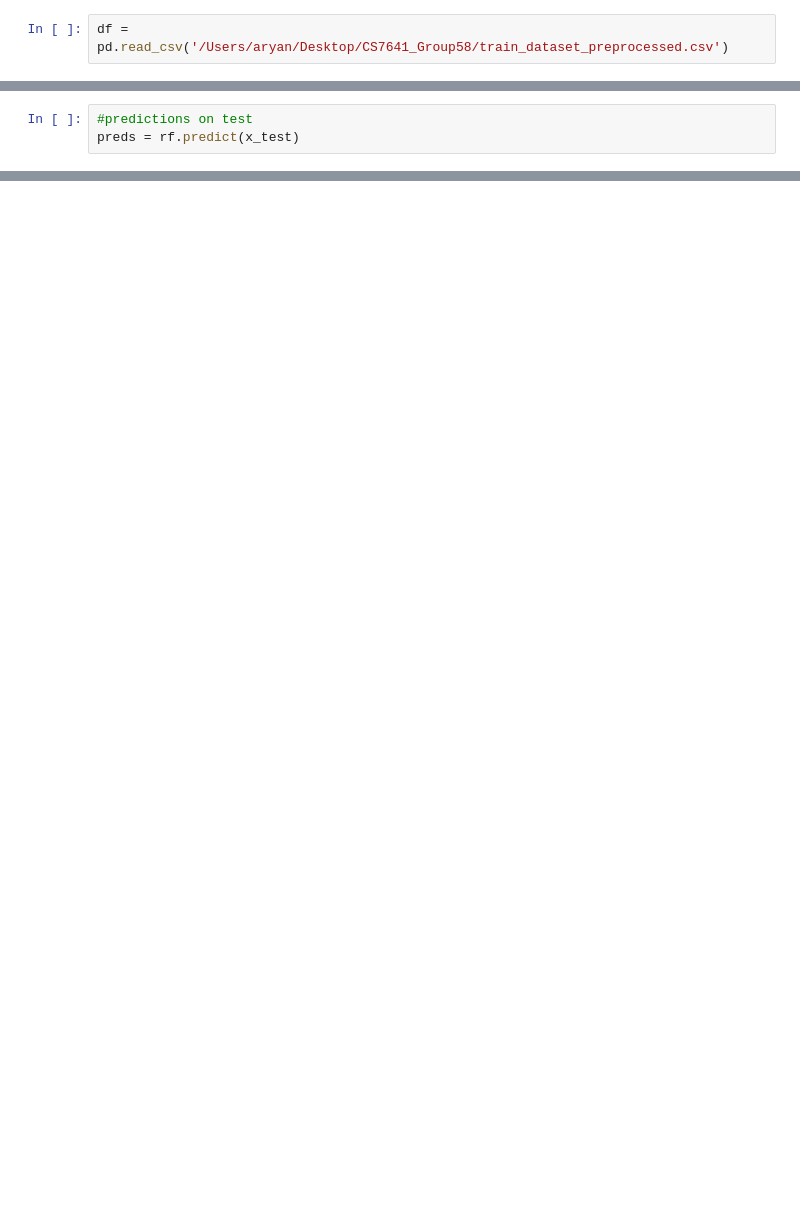
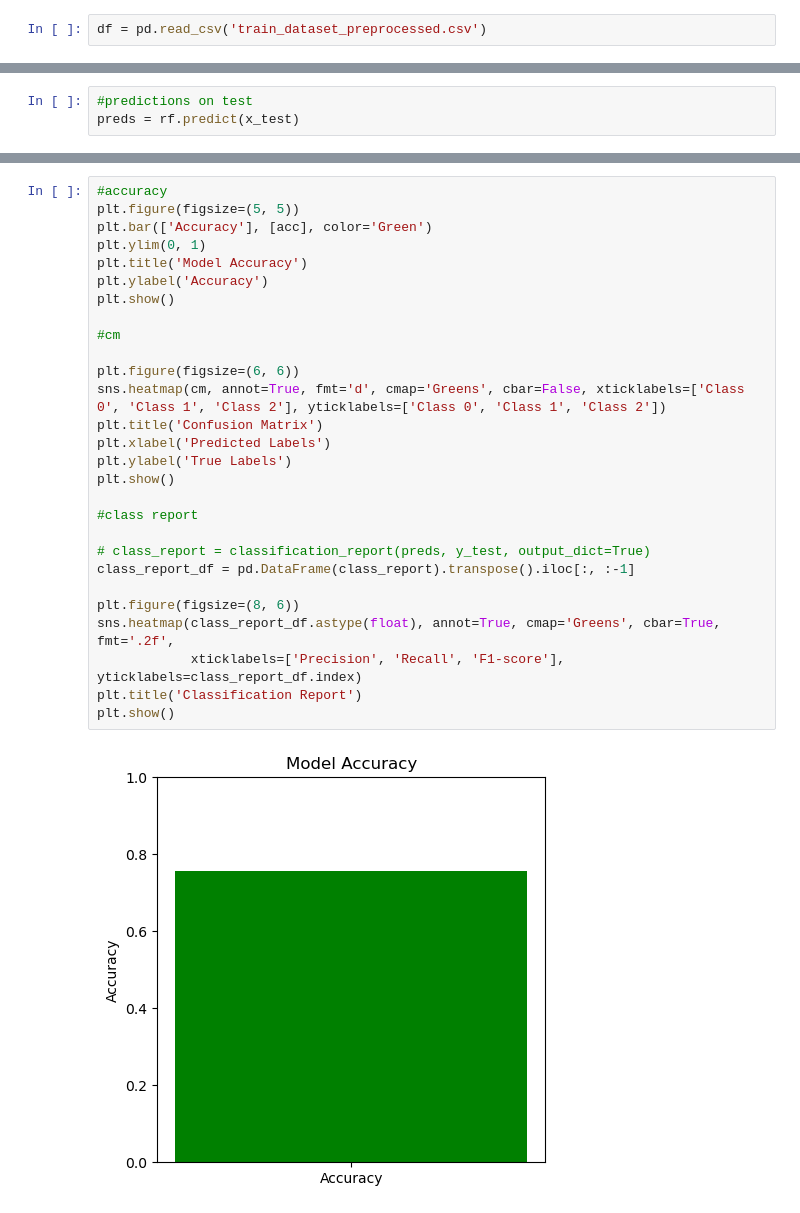
Before and after one commit to PranavBatchu/CS7641_Group58, a Jupyter notebook: log_reg.ipynb, the cells around one changed output, grey strips where cells are left out. Drawn from its saved outputs; the diff is of its cells as text; blank space fills up the shorter version.

```diff
--- a/log_reg.ipynb
+++ b/log_reg.ipynb
@@ -15,5 +42,5 @@ from sklearn.model_selection import train_test_split
 # %%
-df = pd.read_csv('/Users/aryan/Desktop/CS7641_Group58/train_dataset_preprocessed.csv')
+df = pd.read_csv('train_dataset_preprocessed.csv')
 # %%
 #split data into features/target
 
@@ -82,0 +123,30 @@ grid_search.fit(x_train, y_train)
+# %%
+#accuracy
+plt.figure(figsize=(5, 5))
+plt.bar(['Accuracy'], [acc], color='Green')
+plt.ylim(0, 1)
+plt.title('Model Accuracy')
+plt.ylabel('Accuracy')
+plt.show()
+
+#cm
+
+plt.figure(figsize=(6, 6))
+sns.heatmap(cm, annot=True, fmt='d', cmap='Greens', cbar=False, xticklabels=['Class 0', 'Class 1', 'Class 2'], yticklabels=['Class 0', 'Class 1', 'Class 2'])
+plt.title('Confusion Matrix')
+plt.xlabel('Predicted Labels')
+plt.ylabel('True Labels')
+plt.show()
+
+#class report
+
+# class_report = classification_report(preds, y_test, output_dict=True)
+class_report_df = pd.DataFrame(class_report).transpose().iloc[:, :-1]
+
+plt.figure(figsize=(8, 6))
+sns.heatmap(class_report_df.astype(float), annot=True, cmap='Greens', cbar=True, fmt='.2f',
+            xticklabels=['Precision', 'Recall', 'F1-score'], yticklabels=class_report_df.index)
+plt.title('Classification Report')
+plt.show()
+# %% [output]
+[figure, added]
```
Also changed, not shown: parts of 17 cells of this notebook, 3 other files.
